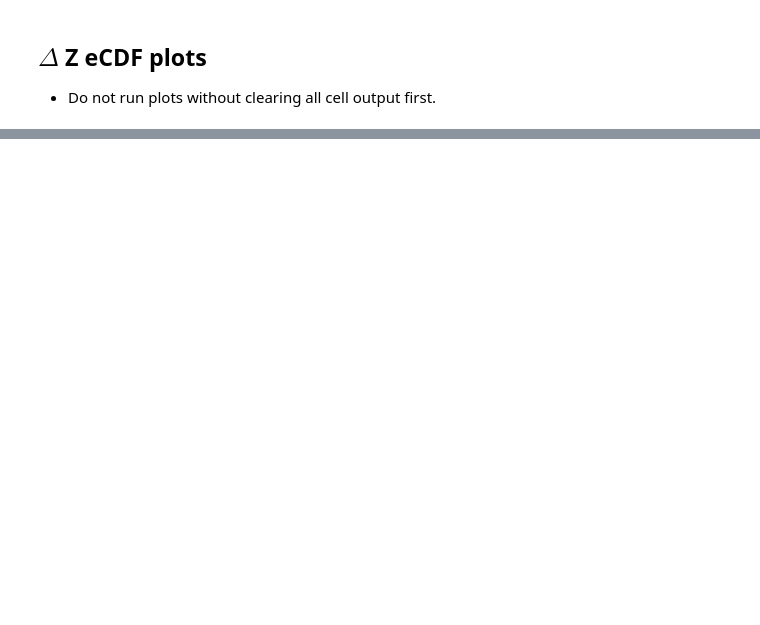
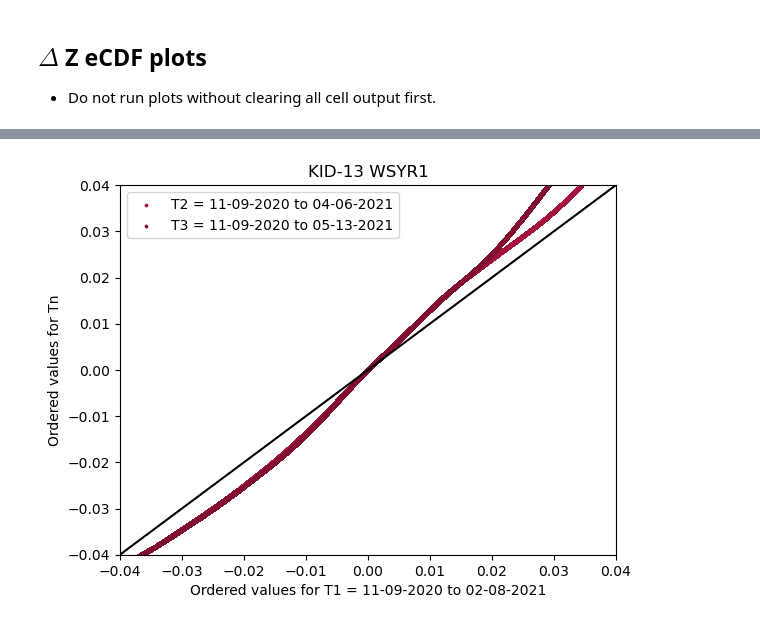
Before and after one commit to amanaster2/micro_diff, a Jupyter notebook: notebooks/stats.ipynb, the cells around one changed output, grey strips where cells are left out. Saved outputs shown, nothing was run; the diff lists cells and outputs as text; code cells hidden in the pictures; blank space fills up the shorter version.

```diff
--- a/notebooks/stats.ipynb
+++ b/notebooks/stats.ipynb
@@ -66,3 +106,21 @@ plt.show()
+# %%
+fig, ax = plt.subplots()
+
+plt.scatter(ds_diff_k13_wsyr1_sfm_2.band1.sort_values(),ds_diff_k13_wsyr1_sfm_3.band1.sort_values(),
+    s=3,color='#a4133c',label='T2 = 11-09-2020 to 04-06-2021')
+plt.scatter(ds_diff_k13_wsyr1_sfm_2.band1.sort_values(),ds_diff_k13_wsyr1_sfm_4.band1.sort_values(),
+    s=3,color='#800f2f',label='T3 = 11-09-2020 to 05-13-2021')
+sm.qqline(ax,'45',color='k')
+ax.set_xlabel('Ordered values for T1 = 11-09-2020 to 02-08-2021')
+ax.set_ylabel('Ordered values for Tn')
+ax.set_xlim(-0.04,0.04)
+ax.set_ylim(-0.04,0.04)
+ax.legend()
+ax.set_title('KID-13 WSYR1')
+
+plt.show()
+# %% [output]
+[figure, added]
 # %%
 fig, ax = plt.subplots()
 
```
Also changed, not shown: parts of 17 cells of this notebook.
